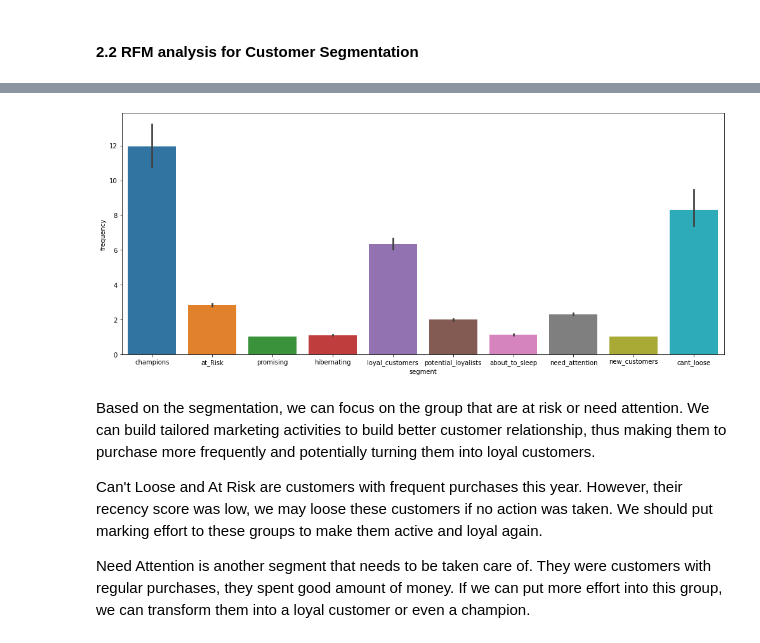
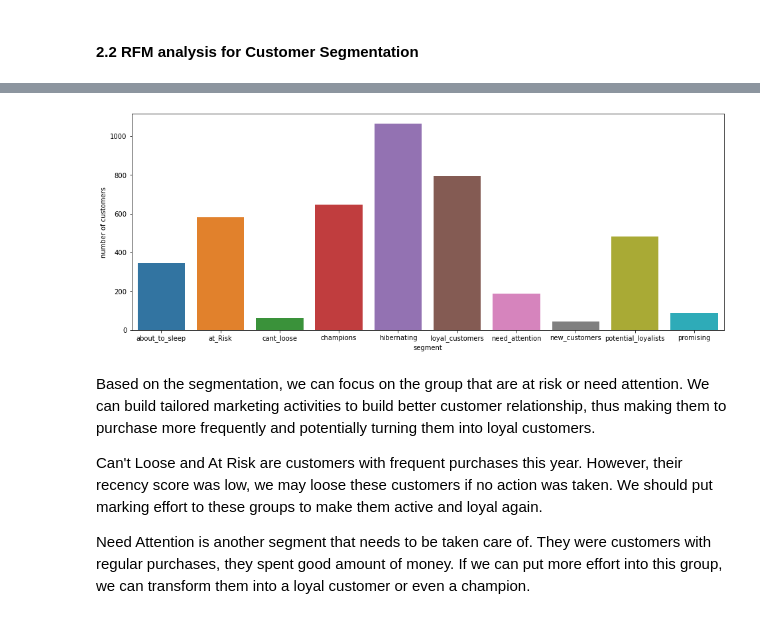
Before and after one commit to machquocvu/Springboard_Capstone3, a Jupyter notebook: Code/Modeling.ipynb, the cells around one changed output, grey strips where cells are left out. Cells and saved outputs as stored; diff of their text form; code cells hidden in the pictures.

```diff
--- a/Code/Modeling.ipynb
+++ b/Code/Modeling.ipynb
@@ -322,10 +317,13 @@ rfm[["segment", "recency", "frequency", "monetary"]].groupby("segment").agg(["me
 # %%
 # Visualize number of customers in each segment
 
-plt.figure(figsize=(17, 7))
-sns.barplot(x="segment", y="frequency", data=rfm);
+group = rfm.groupby('segment')['age']
+
+plt.figure(figsize=(16, 6))
+sns.barplot(x=group.count().index, y=group.count());
+plt.ylabel('number of customers');
 # %% [output]
-[figure, old version]
+[figure, new version]
 # %% [markdown]
 Based on the segmentation, we can focus on the group that are at risk or need attention. We can build tailored marketing activities to build better customer relationship, thus making them to purchase more frequently and potentially turning them into loyal customers.
 
```
Also changed, not shown: parts of 15 cells of this notebook, 1 other file.
